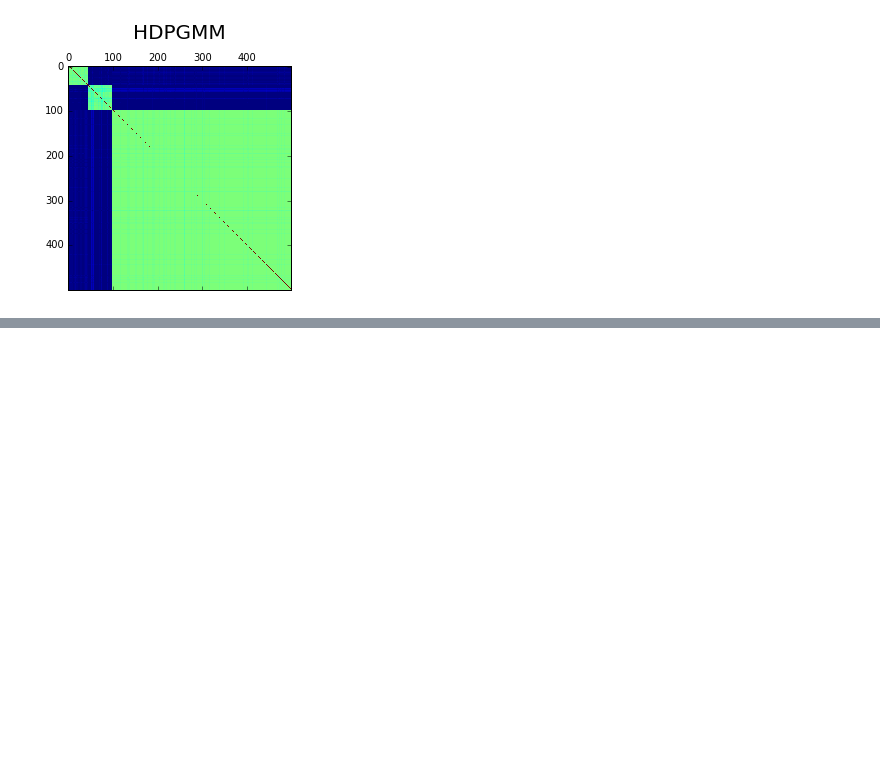
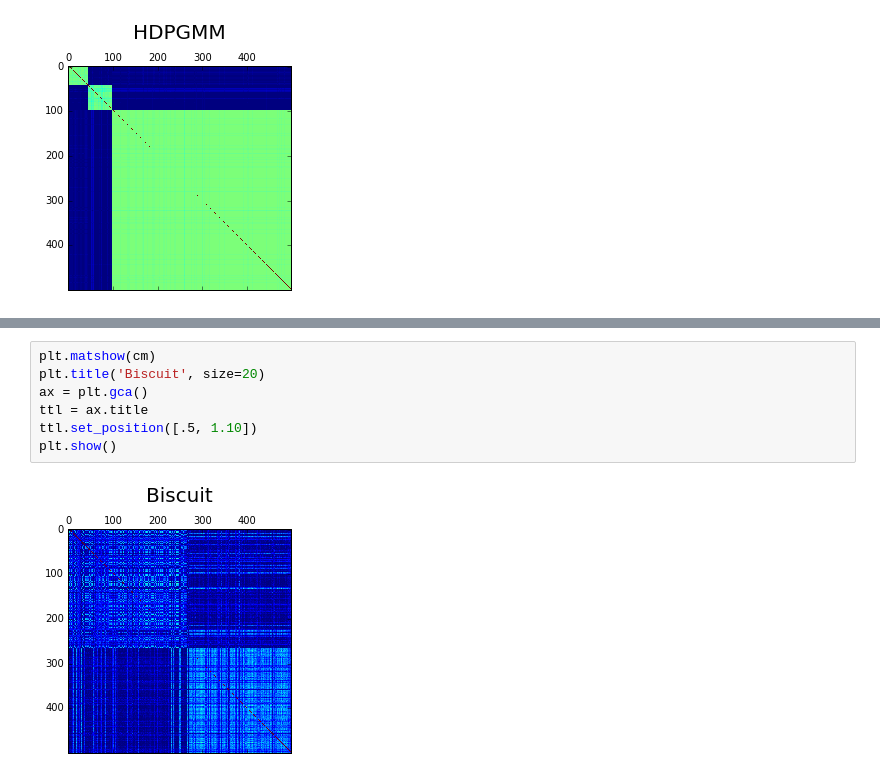
Before and after one commit to pedrofale/Thesis-Code, a Jupyter notebook: notebooks/Experiments.ipynb, the cells around one changed output, grey strips where cells are left out. Cells and saved outputs as stored; diff of their text form; blank space fills up the shorter version.

```diff
--- a/notebooks/Experiments.ipynb
+++ b/notebooks/Experiments.ipynb
@@ -129,0 +232,9 @@ plt.show()
+# %%
+plt.matshow(cm)
+plt.title('Biscuit', size=20)
+ax = plt.gca()
+ttl = ax.title
+ttl.set_position([.5, 1.10])
+plt.show()
+# %% [output]
+[figure, added]
```
Also changed, not shown: parts of 12 cells of this notebook.
